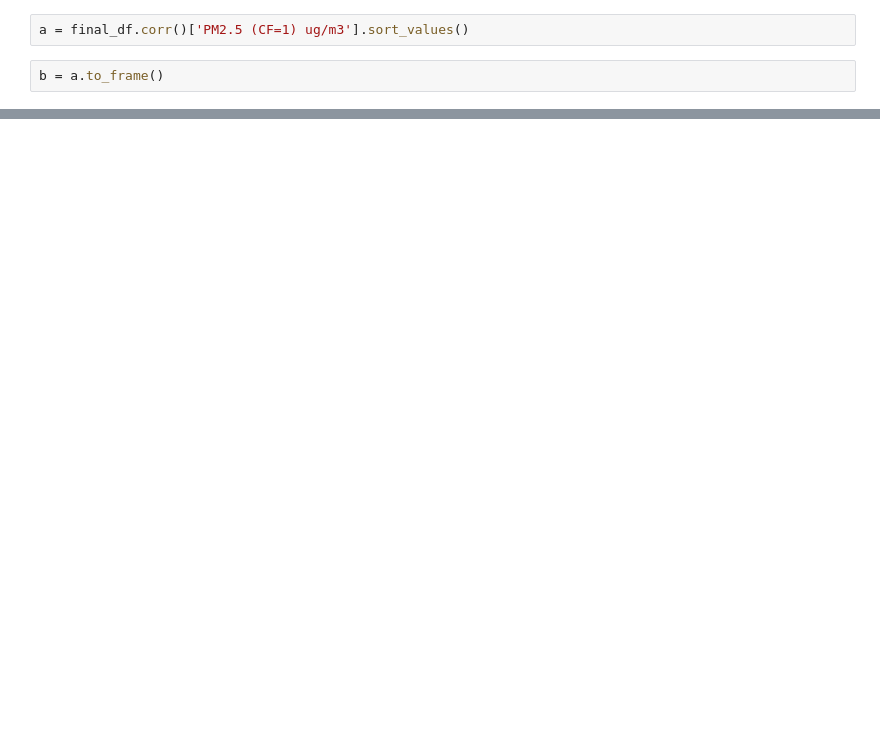
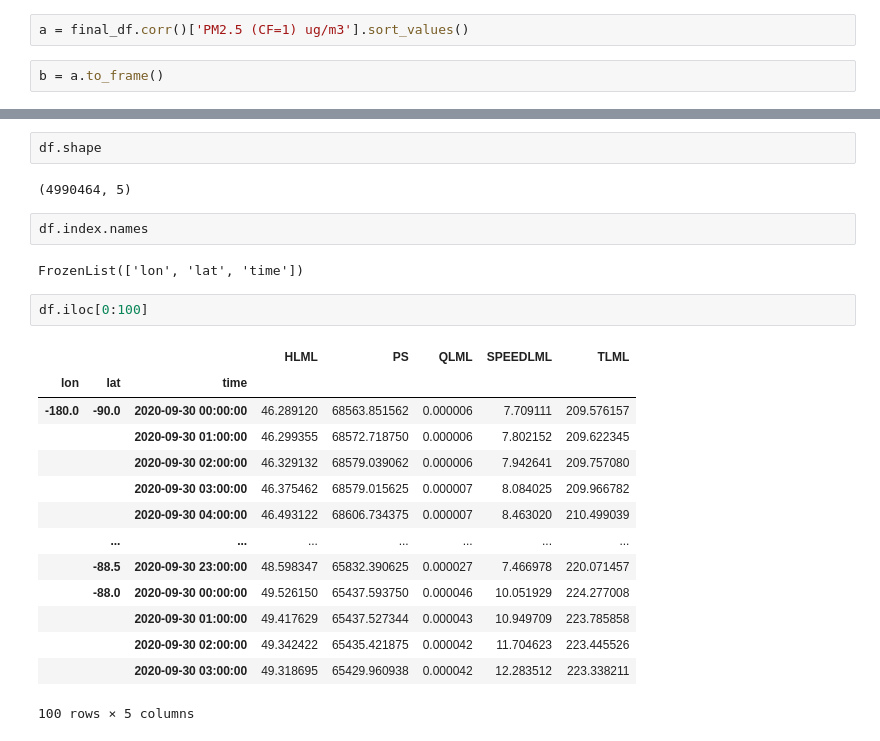
Before and after one commit to mihakim2/2021Fall_finals, a Jupyter notebook: correlations.ipynb, the cells around one changed output, grey strips where cells are left out. Cells and saved outputs as stored; diff of their text form; blank space fills up the shorter version.

```diff
--- a/correlations.ipynb
+++ b/correlations.ipynb
@@ -108,0 +103,25 @@ Text(0, 0.5, 'PC 2.5')
+# %%
+df.shape
+# %% [output]
+(4990464, 5)
+# %%
+df.index.names
+# %% [output]
+FrozenList(['lon', 'lat', 'time'])
+# %%
+df.iloc[0:100]
+# %% [output]
+|  |  |  | HLML | PS | QLML | SPEEDLML | TLML |
+| lon | lat | time |  |  |  |  |  |
+| -180.0 | -90.0 | 2020-09-30 00:00:00 | 46.289120 | 68563.851562 | 0.000006 | 7.709111 | 209.576157 |
+|  |  | 2020-09-30 01:00:00 | 46.299355 | 68572.718750 | 0.000006 | 7.802152 | 209.622345 |
+|  |  | 2020-09-30 02:00:00 | 46.329132 | 68579.039062 | 0.000006 | 7.942641 | 209.757080 |
+|  |  | 2020-09-30 03:00:00 | 46.375462 | 68579.015625 | 0.000007 | 8.084025 | 209.966782 |
+|  |  | 2020-09-30 04:00:00 | 46.493122 | 68606.734375 | 0.000007 | 8.463020 | 210.499039 |
+|  | ... | ... | ... | ... | ... | ... | ... |
+|  | -88.5 | 2020-09-30 23:00:00 | 48.598347 | 65832.390625 | 0.000027 | 7.466978 | 220.071457 |
+|  | -88.0 | 2020-09-30 00:00:00 | 49.526150 | 65437.593750 | 0.000046 | 10.051929 | 224.277008 |
+|  |  | 2020-09-30 01:00:00 | 49.417629 | 65437.527344 | 0.000043 | 10.949709 | 223.785858 |
+|  |  | 2020-09-30 02:00:00 | 49.342422 | 65435.421875 | 0.000042 | 11.704623 | 223.445526 |
+|  |  | 2020-09-30 03:00:00 | 49.318695 | 65429.960938 | 0.000042 | 12.283512 | 223.338211 |
+100 rows × 5 columns
```
Also changed, not shown: parts of 28 cells of this notebook.
